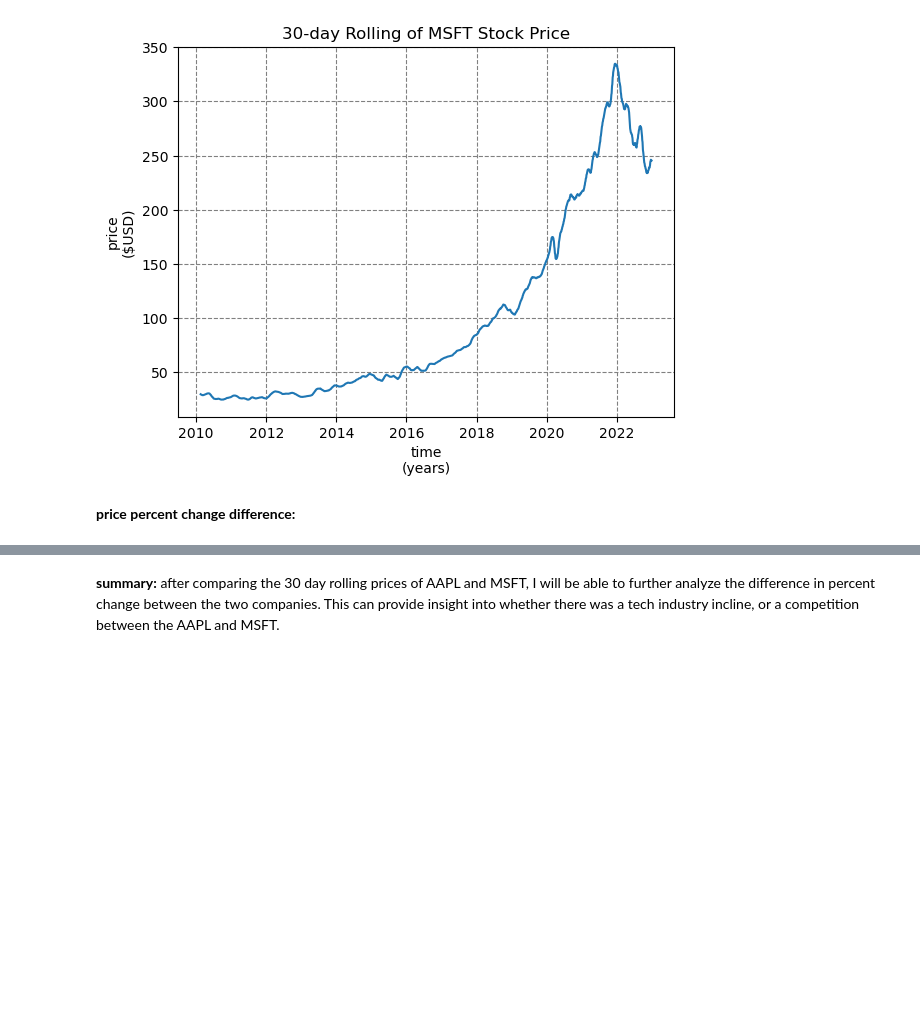
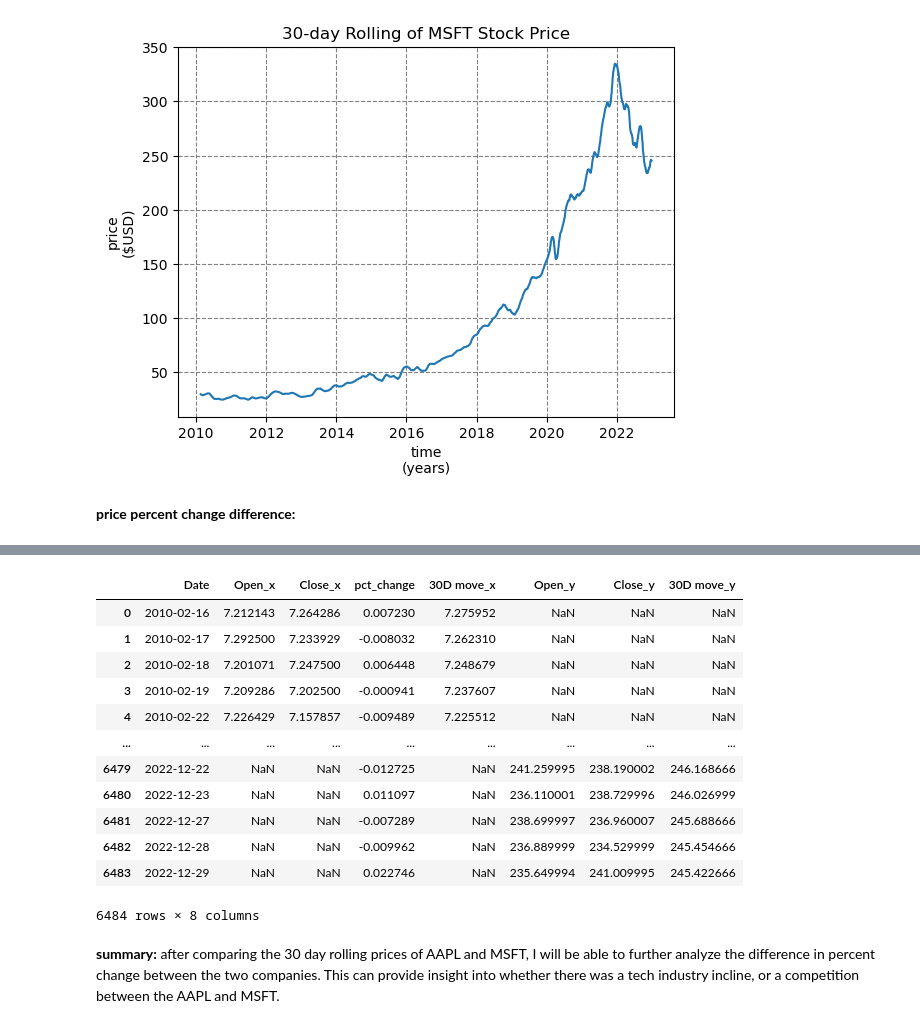
Before and after one commit to ubco-W2022T2-data301/project-group-group11, a Jupyter notebook: analysis/analysis2.ipynb, the cells around one changed output, grey strips where cells are left out. Cells and saved outputs as stored; diff of their text form; code cells hidden in the pictures; blank space fills up the shorter version.

```diff
--- a/analysis/analysis2.ipynb
+++ b/analysis/analysis2.ipynb
@@ -238,3 +251,23 @@ SyntaxError: positional argument follows keyword argument (2567522840.py, line 2
+# %%
+left = df1
+right = df2
+
+l_r = pd.merge(left, right, on=['Date', 'pct_change'], how='outer')
+l_r
+# %% [output]
+|  | Date | Open_x | Close_x | pct_change | 30D move_x | Open_y | Close_y | 30D move_y |
+| 0 | 2010-02-16 | 7.212143 | 7.264286 | 0.007230 | 7.275952 | NaN | NaN | NaN |
+| 1 | 2010-02-17 | 7.292500 | 7.233929 | -0.008032 | 7.262310 | NaN | NaN | NaN |
+| 2 | 2010-02-18 | 7.201071 | 7.247500 | 0.006448 | 7.248679 | NaN | NaN | NaN |
+| 3 | 2010-02-19 | 7.209286 | 7.202500 | -0.000941 | 7.237607 | NaN | NaN | NaN |
+| 4 | 2010-02-22 | 7.226429 | 7.157857 | -0.009489 | 7.225512 | NaN | NaN | NaN |
+| ... | ... | ... | ... | ... | ... | ... | ... | ... |
+| 6479 | 2022-12-22 | NaN | NaN | -0.012725 | NaN | 241.259995 | 238.190002 | 246.168666 |
+| 6480 | 2022-12-23 | NaN | NaN | 0.011097 | NaN | 236.110001 | 238.729996 | 246.026999 |
+| 6481 | 2022-12-27 | NaN | NaN | -0.007289 | NaN | 238.699997 | 236.960007 | 245.688666 |
+| 6482 | 2022-12-28 | NaN | NaN | -0.009962 | NaN | 236.889999 | 234.529999 | 245.454666 |
+| 6483 | 2022-12-29 | NaN | NaN | 0.022746 | NaN | 235.649994 | 241.009995 | 245.422666 |
+6484 rows × 8 columns
 # %% [markdown]
 **summary:**
 after comparing the 30 day rolling prices of AAPL and MSFT, I will be able to further analyze the difference in percent change between the two companies. This can provide insight into whether there was a tech industry incline, or a competition between the AAPL and MSFT.
```
Also changed, not shown: parts of 3 cells of this notebook.
